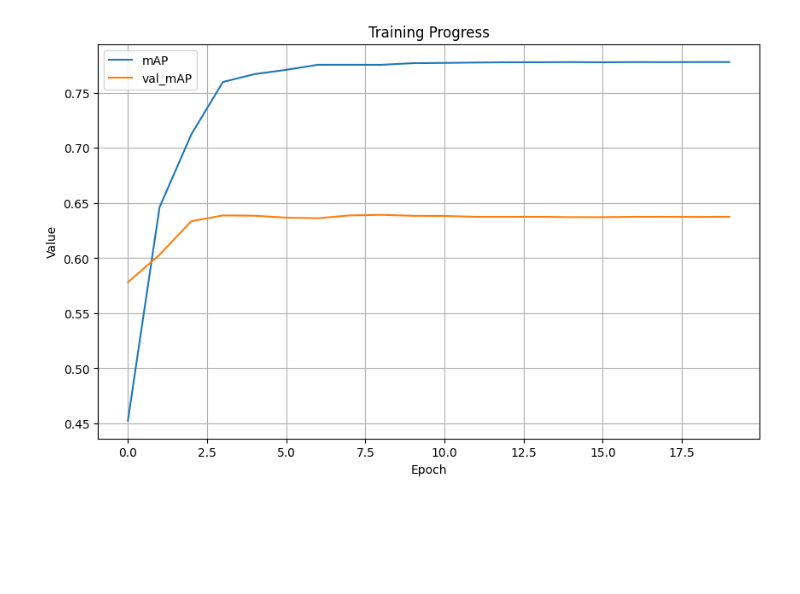
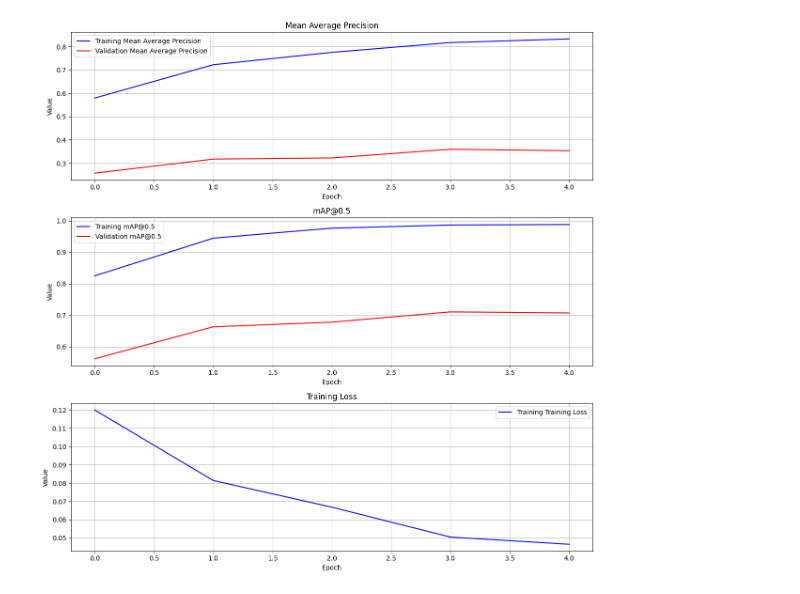
Before and after one commit to GianmarcoBasile/PistolDetection, a Jupyter notebook: fine_tuning.ipynb, the cells around one changed output. Cells and saved outputs as stored; diff of their text form; code cells hidden in the pictures; blank space fills up the shorter version.

Commit message:
feat: trained model

```diff
--- a/fine_tuning.ipynb
+++ b/fine_tuning.ipynb
@@ -6,19 +6,22 @@ import matplotlib.pyplot as plt
 from PIL import Image
 import xml.etree.ElementTree as ET
 import os
+import pandas as pd
 
 HOME = os.path.abspath(os.sep)
-dataset_folder = os.getcwd() + "/Dataset/Images"
+train_dataset_folder = os.getcwd() + "/Dataset/fasterrcnn/train"
+valid_dataset_folder = os.getcwd() + "/Dataset/fasterrcnn/valid"
 # %%
 import json
 from torch.utils.data import Dataset
 
 class GunDataset(Dataset):
-    def __init__(self, image_dir, annotation_dir, transform=None):
+    def __init__(self, image_dir, annotation_dir, transform=None, train=True):
       with open(annotation_dir, "r") as f:
         coco_data = json.load(f)
       self.image_dir = image_dir
       self.transform = transform
+      self.train = train
       self.images = coco_data['images']
       self.annotations = coco_data['annotations']
       self.classes = {"gun": 0}
@@ -252,5 +256,39 @@ def plot_metrics(history):
+# %%
+def plot_metrics(history):
+    # Crea un DataFrame per una migliore gestione dei dati
+    df = pd.DataFrame(history)
+
+    # Definisci le metriche da visualizzare
+    metrics_to_plot = [
+        ('mAP', 'val_mAP', 'Mean Average Precision'),
+        ('mAP_50', 'val_mAP_50', 'mAP@0.5'),
+        ('loss', None, 'Training Loss'),
+    ]
+
+    # Crea una figura con sottografici
+    fig, axes = plt.subplots(len(metrics_to_plot), 1, figsize=(12, 4*len(metrics_to_plot)))
+
+    for i, (train_metric, val_metric, title) in enumerate(metrics_to_plot):
+        ax = axes[i]
+
+        # Plot della metrica di training
+        if train_metric in df.columns:
+            ax.plot(df.index, df[train_metric], 'b-', label=f'Training {title}')
+
+        # Plot della metrica di validazione se disponibile
+        if val_metric and val_metric in df.columns:
+            ax.plot(df.index, df[val_metric], 'r-', label=f'Validation {title}')
+
+        ax.set_title(title)
+        ax.set_xlabel('Epoch')
+        ax.set_ylabel('Value')
+        ax.legend()
+        ax.grid(True)
+    plt.tight_layout()
+    plt.savefig('training_metrics.png')
+    plt.show()
 # %%
-num_epochs = 20
+num_epochs = 5
 history = train_model(model, optimizer, lr_scheduler, train_loader, val_loader, device, num_epochs)
 plot_metrics(history)
 # %% [output]
@@ -274 +312 @@ val_mAR_10: 0.6915
-[figure, old version]
+[figure, new version]
```
Also changed, not shown: parts of 4 cells of this notebook, 4 other files.
